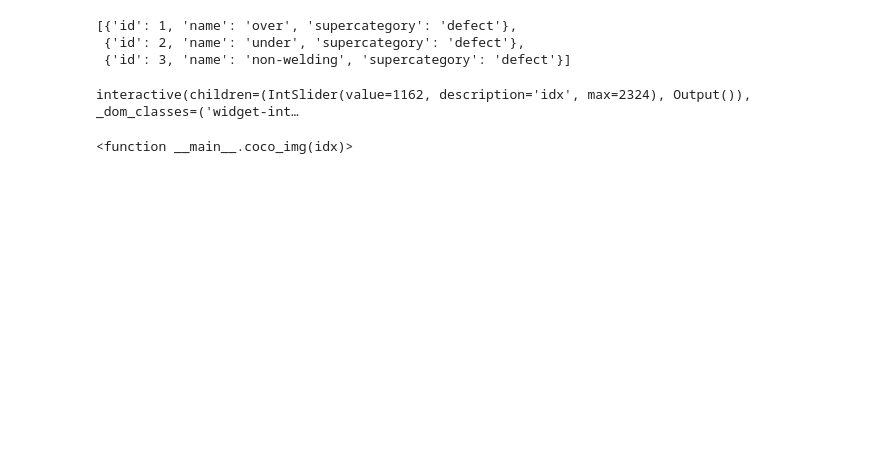
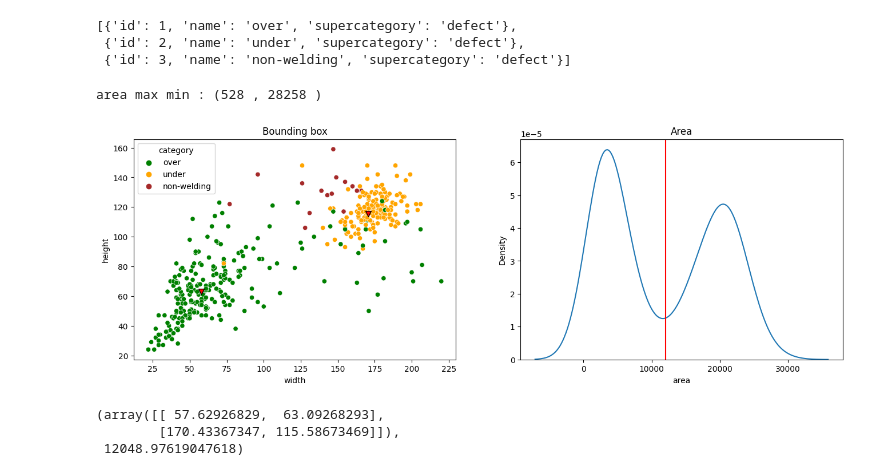
Before and after one commit to pythonzz0622/manufacturing_defect_detection, a Jupyter notebook: visualization/data_visualization.ipynb, the cells around one changed output. Cells and saved outputs as stored; diff of their text form; code cells hidden in the pictures; blank space fills up the shorter version.

Commit message:
add visualization code

```diff
--- a/visualization/data_visualization.ipynb
+++ b/visualization/data_visualization.ipynb
@@ -111,8 +115,43 @@ def coco_img(idx):
     plt.figure(figsize = (15,15))
     plt.imshow(img)
     plt.show()
-# %%
-interact(coco_img , idx=(0 , len(coco.getImgIds())-1))
-# %% [output]
-interactive(children=(IntSlider(value=1162, description='idx', max=2324), Output()), _dom_classes=('widget-int…
-<function __main__.coco_img(idx)>
+# %%
+ def get_centroids(coco ,n_clusters , savefig = True):
+    id_to_cat = {x['id'] : x['name'] for x in coco.loadCats(coco.getCatIds())}
+    bbox_by_cat= [[data['bbox'][2] , data['bbox'][3] ,data['bbox'][2] * data['bbox'][3] , id_to_cat[data['category_id']] ] for data in coco.loadAnns(coco.getAnnIds())]
+    df = pd.DataFrame(bbox_by_cat , columns = [ 'width' , 'height','area' , 'category'])
+
+    kmeans_bbox = KMeans(n_clusters= n_clusters , random_state=42)
+    kmeans_bbox.fit( df[['width' , 'height']])
+    centroids_bbox = kmeans_bbox.cluster_centers_
+
+    kmeans_area = KMeans(n_clusters= n_clusters , random_state=42)
+    kmeans_area.fit( df['area'].values.reshape(-1, 1))
+    centroids_area = kmeans_area.cluster_centers_
+
+    _ , ax = plt.subplots(1 , 2, figsize = (16,5 ))
+
+    sns.scatterplot(x = 'width' , y = 'height' , hue = 'category' ,data = df  , ax = ax[0] ,palette= ['green' , 'orange' , 'brown'] )
+    ax[0].scatter(centroids_bbox[:,0] , centroids_bbox[:,1]  , marker = 'v'  , c ='red'  , edgecolors= 'black' ,  s = 50 )
+    ax[0].set_title('Bounding box')
+
+    sns.kdeplot( df['area'])
+    ax[1].axvline(x = centroids_area.sum() / 2 , color = 'red')
+    ax[1].set_title('Area')
+
+    if savefig:
+        plt.savefig('result/centroids.png' , dpi = 300)
+    print()
+    print(f"area max min : ({df['area'].min()} , {df['area'].max()} )")
+    return centroids_bbox , centroids_area
+
+centroids_bbox , centroids_area = get_centroids(coco , 2)
+# %% [output]
+area max min : (528 , 28258 )
+[figure, added]
+# %%
+centroids_bbox , centroids_area.sum() / 2
+# %% [output]
+(array([[ 57.62926829,  63.09268293],
+        [170.43367347, 115.58673469]]),
+ 12048.97619047618)
```
Also changed, not shown: parts of 3 cells of this notebook, 5 other files.
